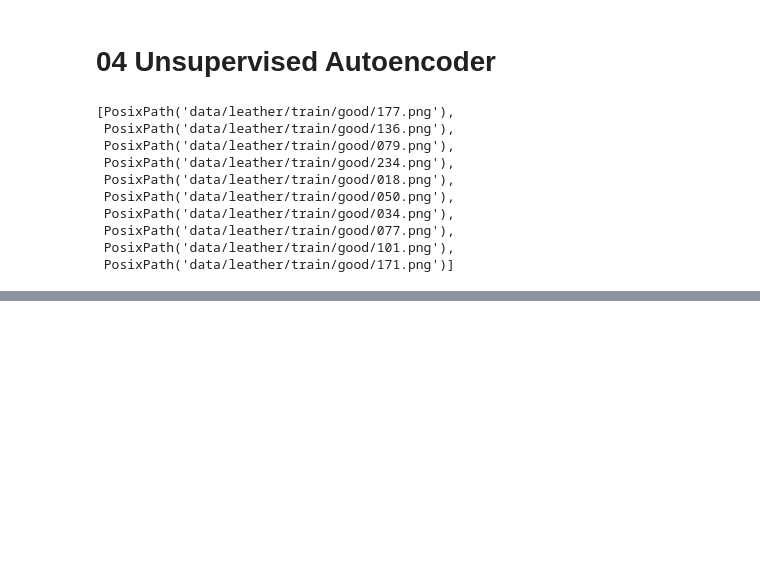
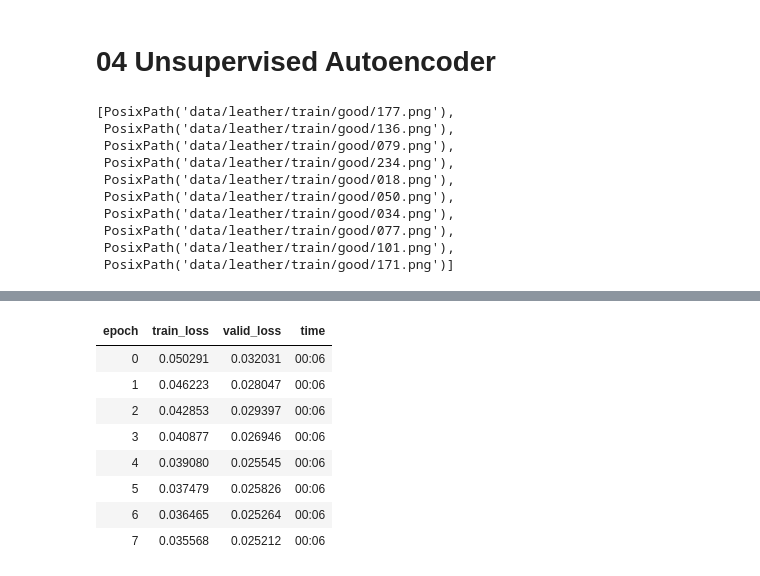
Before and after one commit to stephencwelch/dsgo-dl-workshop-summer-2020, a Jupyter notebook: 04-unsupervised-autoencoder .ipynb, the cells around one changed output, grey strips where cells are left out. Cells and saved outputs as stored; diff of their text form; code cells hidden in the pictures; blank space fills up the shorter version.

```diff
--- a/04-unsupervised-autoencoder .ipynb
+++ b/04-unsupervised-autoencoder .ipynb
@@ -64,2 +83,6 @@ def pixel_accuracy(yhat, y):
+# %%
+class MyLoss(nn.Module):
+    def forward(self, yhat, y):
+        return nn.L1Loss()(yhat, y)
 # %%
-learn=cnn_learner(data, models.resnet34, custom_head=custom_head, metrics=pixel_accuracy)
+learn=cnn_learner(data, models.resnet34, custom_head=custom_head, loss_func=MyLoss())
@@ -65,0 +91,3 @@ learn=cnn_learner(data, models.resnet34, custom_head=custom_head, metrics=pixel_
+# %%
+lr=1e-2
+learn.fit(4,lr)
@@ -65,0 +100,3 @@ learn=cnn_learner(data, models.resnet34, custom_head=custom_head, metrics=pixel_
+# %%
+lr=1e-2
+learn.fit(4,lr)
@@ -65,0 +111,13 @@ learn=cnn_learner(data, models.resnet34, custom_head=custom_head, metrics=pixel_
+# %%
+lr=1e-3
+learn.fit_one_cycle(8, slice(lr/10, lr))
+# %% [output]
+| epoch | train_loss | valid_loss | time |
+| 0 | 0.050291 | 0.032031 | 00:06 |
+| 1 | 0.046223 | 0.028047 | 00:06 |
+| 2 | 0.042853 | 0.029397 | 00:06 |
+| 3 | 0.040877 | 0.026946 | 00:06 |
+| 4 | 0.039080 | 0.025545 | 00:06 |
+| 5 | 0.037479 | 0.025826 | 00:06 |
+| 6 | 0.036465 | 0.025264 | 00:06 |
+| 7 | 0.035568 | 0.025212 | 00:06 |
```
Also changed, not shown: parts of 26 cells of this notebook.
